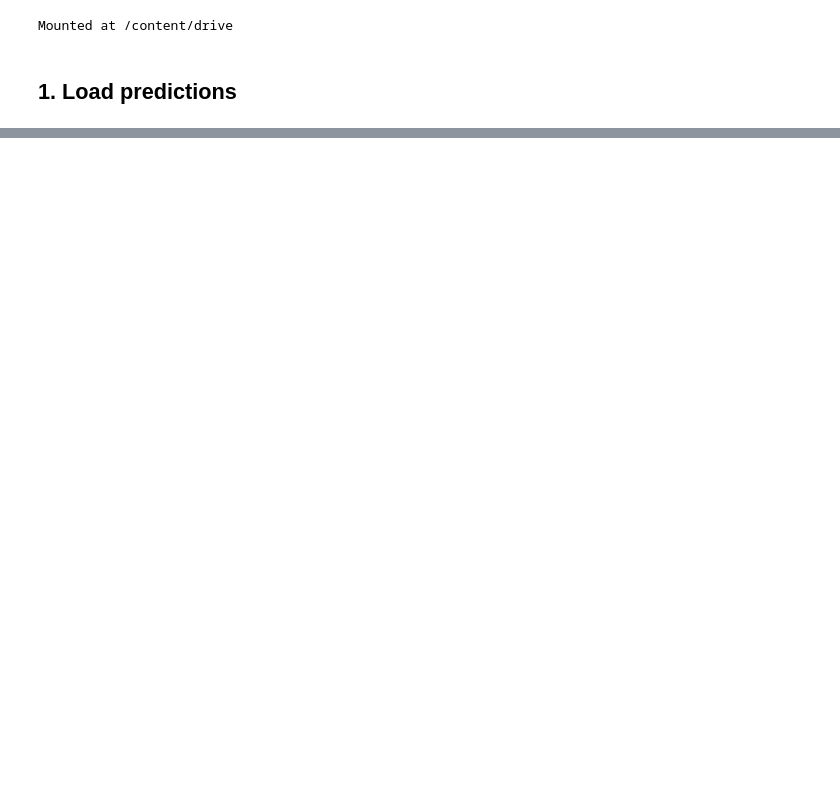
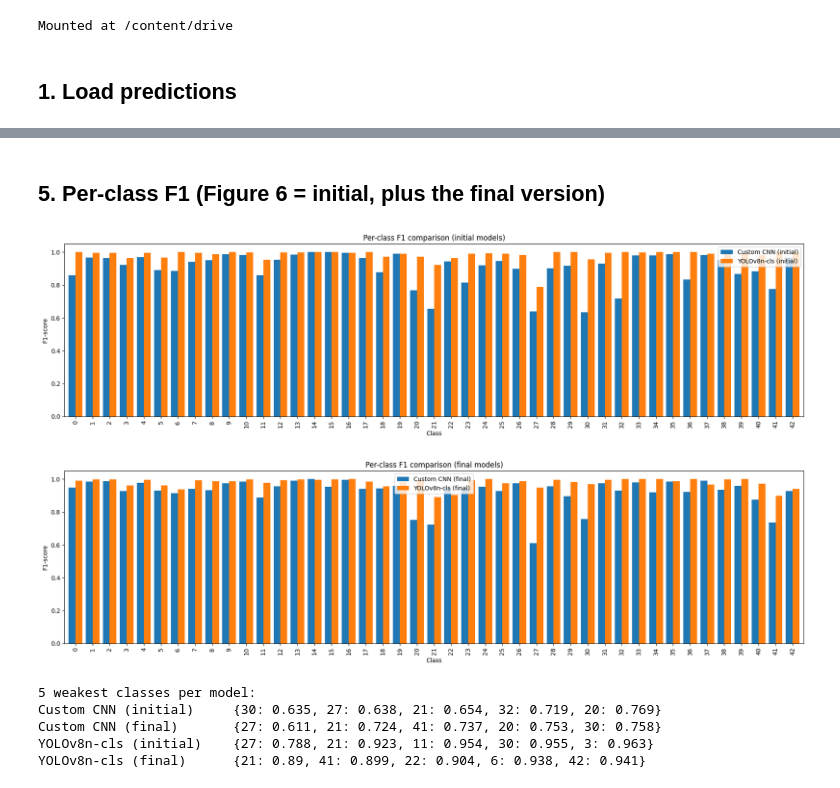
Before and after one commit to mashaal21/ARTI502-Traffic-Sign-Recognition, a Jupyter notebook: notebooks/05_evaluation.ipynb, the cells around one changed output, grey strips where cells are left out. Saved outputs shown, nothing was run; the diff lists cells and outputs as text; code cells hidden in the pictures; blank space fills up the shorter version.

```diff
--- a/notebooks/05_evaluation.ipynb
+++ b/notebooks/05_evaluation.ipynb
@@ -88,0 +101,6 @@ print(results.to_markdown())   # paste into the report
+# %%
+for stage, names in [("initial", INITIAL), ("final", FINAL)]:
+    results.loc[names, ["Accuracy", "Precision (macro)", "Recall (macro)", "F1 (macro)"]].T.plot(kind="bar", figsize=(9, 5))
+    plt.ylim(0.85, 1.0); plt.ylabel("Score"); plt.xticks(rotation=0)
+    plt.title(f"Model comparison on the test set ({stage} models)")
+    plt.tight_layout(); plt.savefig(f"{FIG_DIR}/model_comparison_{stage}.png", dpi=200); plt.show()
@@ -88,0 +110,25 @@ print(results.to_markdown())   # paste into the report
+# %% [markdown]
+## 5. Per-class F1 (Figure 6 = initial, plus the final version)
+# %%
+per_class = {}
+for name, d in data.items():
+    _, _, f, _ = precision_recall_fscore_support(d["y_true"], d["y_pred"], labels=range(NUM_CLASSES), zero_division=0)
+    per_class[name] = f
+pc = pd.DataFrame(per_class); pc.index.name = "Class"
+pc.to_csv(f"{RES_DIR}/per_class_f1_all.csv")
+
+for stage, names in [("initial", INITIAL), ("final", FINAL)]:
+    pc[names].plot(kind="bar", figsize=(18, 5), width=0.8)
+    plt.ylabel("F1-score"); plt.ylim(0, 1.05); plt.title(f"Per-class F1 comparison ({stage} models)")
+    plt.tight_layout(); plt.savefig(f"{FIG_DIR}/per_class_f1_{stage}.png", dpi=200); plt.show()
+
+print("5 weakest classes per model:")
+for name in pc: print(f"{name:24s}", pc[name].nsmallest(5).round(3).to_dict())
+# %% [output]
+[figure, added]
+[figure, added]
+5 weakest classes per model:
+Custom CNN (initial)     {30: 0.635, 27: 0.638, 21: 0.654, 32: 0.719, 20: 0.769}
+Custom CNN (final)       {27: 0.611, 21: 0.724, 41: 0.737, 20: 0.753, 30: 0.758}
+YOLOv8n-cls (initial)    {27: 0.788, 21: 0.923, 11: 0.954, 30: 0.955, 3: 0.963}
+YOLOv8n-cls (final)      {21: 0.89, 41: 0.899, 22: 0.904, 6: 0.938, 42: 0.941}
```
Also changed, not shown: parts of 28 cells of this notebook.
